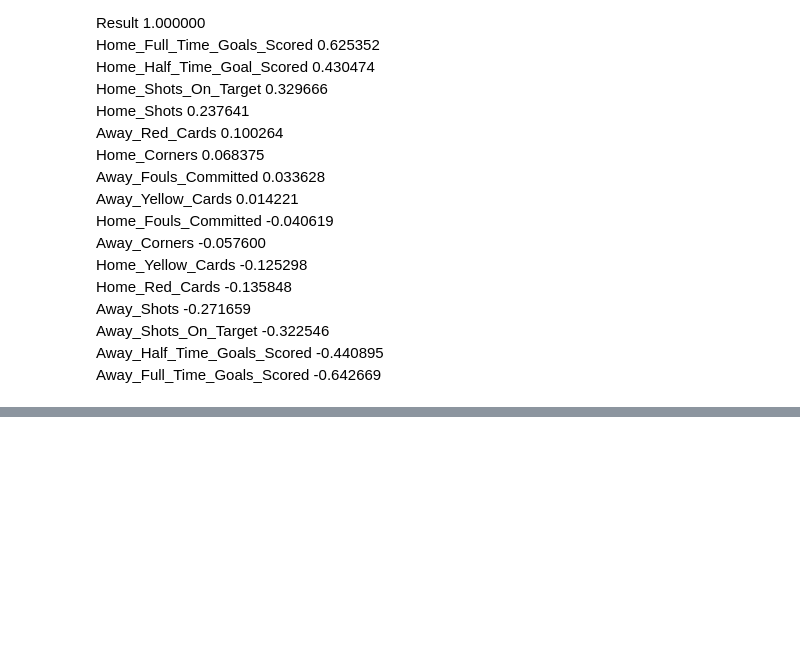
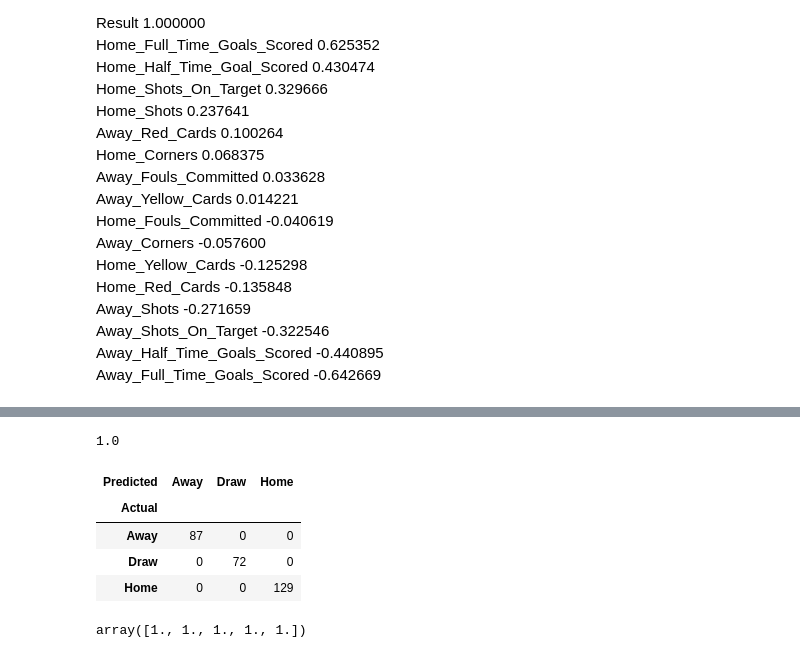
Before and after one commit to connie-zqq/LemonBalm_ManU_Data_Mining, a Jupyter notebook: ManU_Data_Mining.ipynb, the cells around one changed output, grey strips where cells are left out. Cells and saved outputs as stored; diff of their text form; code cells hidden in the pictures; blank space fills up the shorter version.

```diff
--- a/ManU_Data_Mining.ipynb
+++ b/ManU_Data_Mining.ipynb
@@ -1299,0 +1491,6 @@ print(accuracy)
+# %%
+X_train_exp = data.loc[~data.Season.isin(['20/21', '21/22']), data.columns[3:19]]
+y_train_exp = data.loc[~data.Season.isin(['20/21', '21/22']), 'Result']
+# %%
+X_holdout = all_matches.loc[data.Season == '20/21', data.columns[3:19]]
+y_holdout = data.loc[data.Season == '20/21', 'Result']
@@ -1299,0 +1500,26 @@ print(accuracy)
+# %%
+regr = LogisticRegression()
+regr.fit(X_train_exp, y_train_exp)
+pred = regr.predict(X_holdout)
+accuracy = (pred == y_holdout).mean()
+accuracy
+# %% [output]
+1.0
+# %%
+from sklearn.metrics import confusion_matrix
+c_matrix = (pd.DataFrame(confusion_matrix(y_holdout, pred), columns=["Away", "Draw", "Home"], index=["Away", "Draw", "Home"])
+ .rename_axis('Actual')
+ .rename_axis('Predicted', axis='columns'))
+c_matrix
+# %% [output]
+| Predicted | Away | Draw | Home |
+| Actual |  |  |  |
+| Away | 87 | 0 | 0 |
+| Draw | 0 | 72 | 0 |
+| Home | 0 | 0 | 129 |
+# %%
+from sklearn.model_selection import cross_val_score
+cv_scores = cross_val_score(regr, X_train_exp, y_train_exp)
+cv_scores
+# %% [output]
+array([1., 1., 1., 1., 1.])
```
Also changed, not shown: parts of 26 cells of this notebook, 4 other files.
